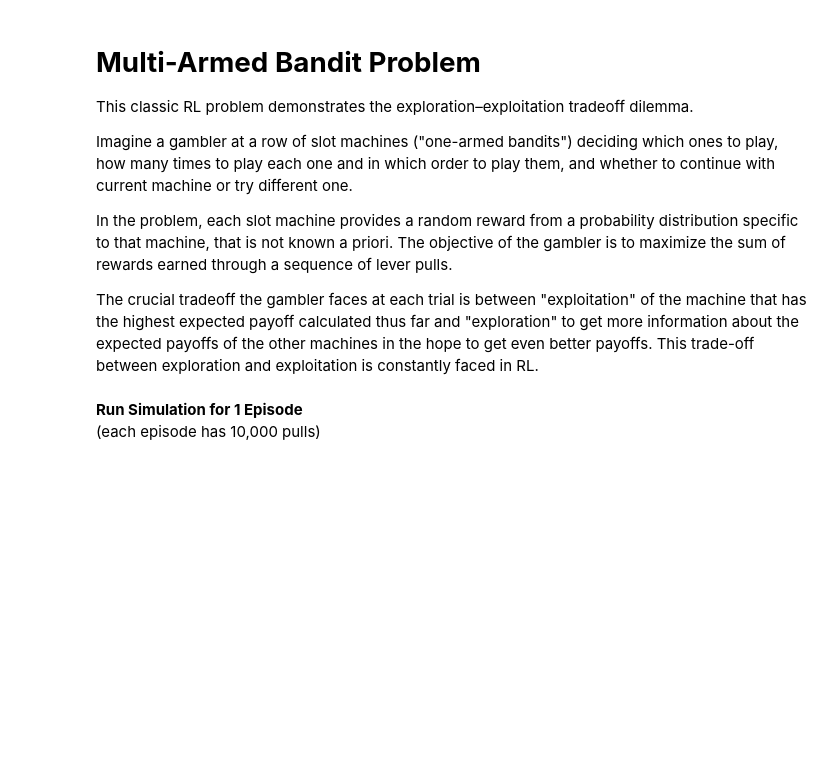
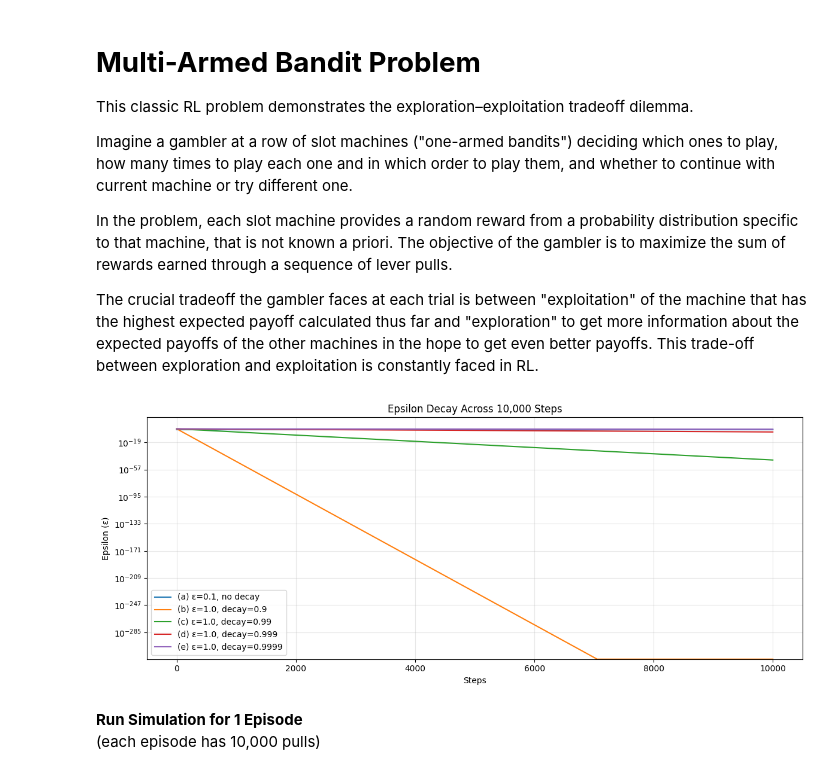
Before and after one commit to Muslinmin/special-octo-barnacle, a Jupyter notebook: bandit.ipynb, the cells around one changed output. Drawn from its saved outputs; the diff is of its cells as text; code cells hidden in the pictures; blank space fills up the shorter version.

Commit message:
Task 1 visualization.

```diff
--- a/bandit.ipynb
+++ b/bandit.ipynb
@@ -24,6 +24,36 @@ import matplotlib.pyplot as plt
 N_ARMS=10 #10 "bandits" in a row
 N_STEPS = 10000 #10K steps
 EPS = 0.1 #Epsilon
+# %%
+
+cases = [
+    {"label": "a", "desc": "ε=0.1, no decay",    "eps0": 0.1, "decay": 1.0},
+    {"label": "b", "desc": "ε=1.0, decay=0.9",   "eps0": 1.0, "decay": 0.9},
+    {"label": "c", "desc": "ε=1.0, decay=0.99",  "eps0": 1.0, "decay": 0.99},
+    {"label": "d", "desc": "ε=1.0, decay=0.999", "eps0": 1.0, "decay": 0.999},
+    {"label": "e", "desc": "ε=1.0, decay=0.9999","eps0": 1.0, "decay": 0.9999},
+]
+
+plt.figure(figsize=(12, 5))
+
+for case in cases:
+    eps = case["eps0"]
+    history = []
+    for _ in range(N_STEPS):
+        history.append(eps)
+        eps *= case["decay"]
+    plt.plot(history, label=f"({case['label']}) {case['desc']}")
+
+plt.xlabel("Steps")
+plt.ylabel("Epsilon (ε)")
+plt.title("Epsilon Decay Across 10,000 Steps")
+plt.legend()
+plt.yscale("log")   # remove this line if you want linear scale
+plt.grid(True, alpha=0.3)
+plt.tight_layout()
+plt.show()
+# %% [output]
+[figure, added]
 # %%
 #
 # Define the Multi-Armed Bandit class
```
Also changed, not shown: parts of 1 cell of this notebook.
